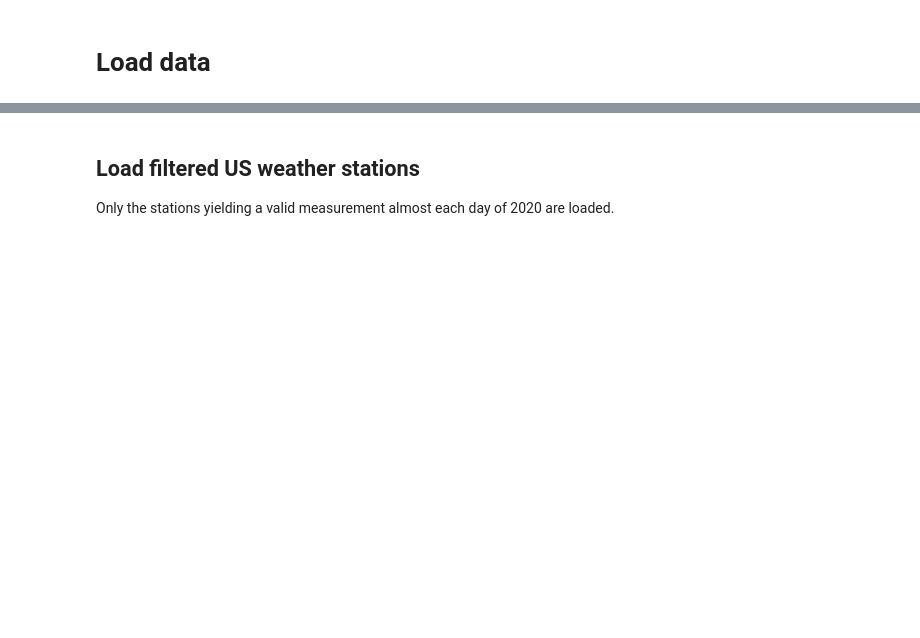
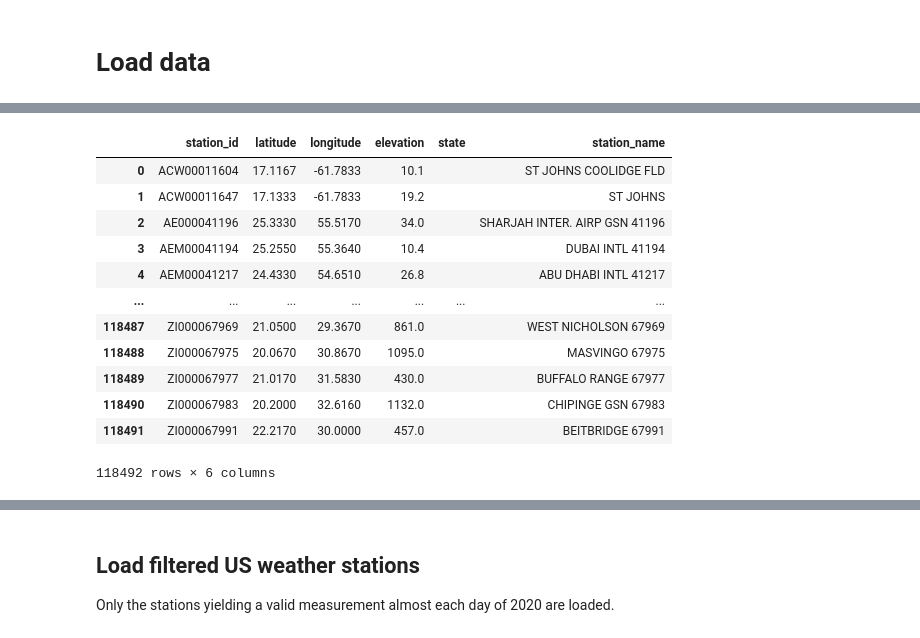
Before and after one commit to severine-baudry/capstone_data_engineer, a Jupyter notebook: US_weather_explore_measurements.ipynb, the cells around one changed output, grey strips where cells are left out. Drawn from its saved outputs; the diff is of its cells as text; code cells hidden in the pictures; blank space fills up the shorter version.

```diff
--- a/US_weather_explore_measurements.ipynb
+++ b/US_weather_explore_measurements.ipynb
@@ -44,0 +50,16 @@ Wall time: 744 ms
+# %%
+world_stations
+# %% [output]
+|  | station_id | latitude | longitude | elevation | state | station_name |
+| 0 | ACW00011604 | 17.1167 | -61.7833 | 10.1 |  | ST JOHNS COOLIDGE FLD |
+| 1 | ACW00011647 | 17.1333 | -61.7833 | 19.2 |  | ST JOHNS |
+| 2 | AE000041196 | 25.3330 | 55.5170 | 34.0 |  | SHARJAH INTER. AIRP GSN 41196 |
+| 3 | AEM00041194 | 25.2550 | 55.3640 | 10.4 |  | DUBAI INTL 41194 |
+| 4 | AEM00041217 | 24.4330 | 54.6510 | 26.8 |  | ABU DHABI INTL 41217 |
+| ... | ... | ... | ... | ... | ... | ... |
+| 118487 | ZI000067969 | 21.0500 | 29.3670 | 861.0 |  | WEST NICHOLSON 67969 |
+| 118488 | ZI000067975 | 20.0670 | 30.8670 | 1095.0 |  | MASVINGO 67975 |
+| 118489 | ZI000067977 | 21.0170 | 31.5830 | 430.0 |  | BUFFALO RANGE 67977 |
+| 118490 | ZI000067983 | 20.2000 | 32.6160 | 1132.0 |  | CHIPINGE GSN 67983 |
+| 118491 | ZI000067991 | 22.2170 | 30.0000 | 457.0 |  | BEITBRIDGE 67991 |
+118492 rows × 6 columns
```
Also changed, not shown: parts of 17 cells of this notebook.
